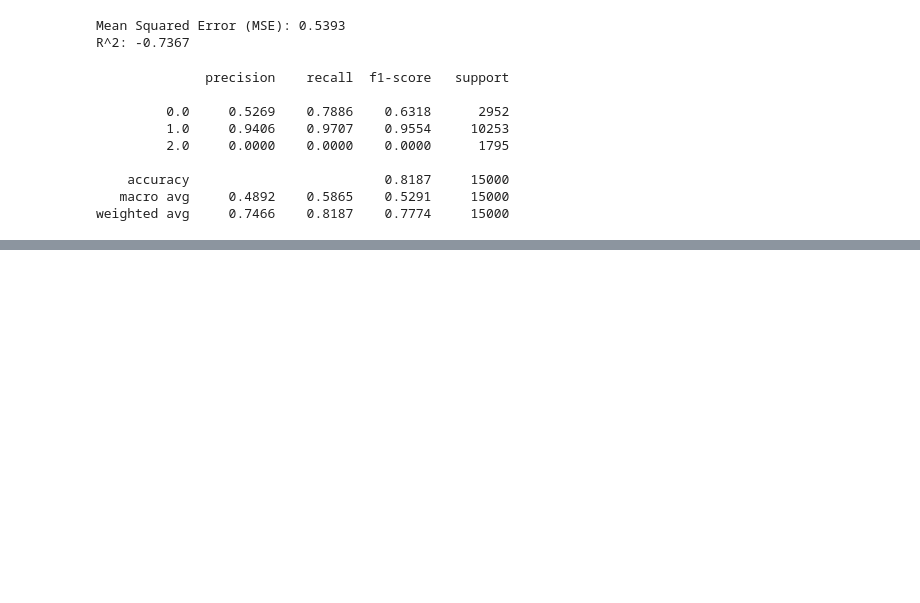
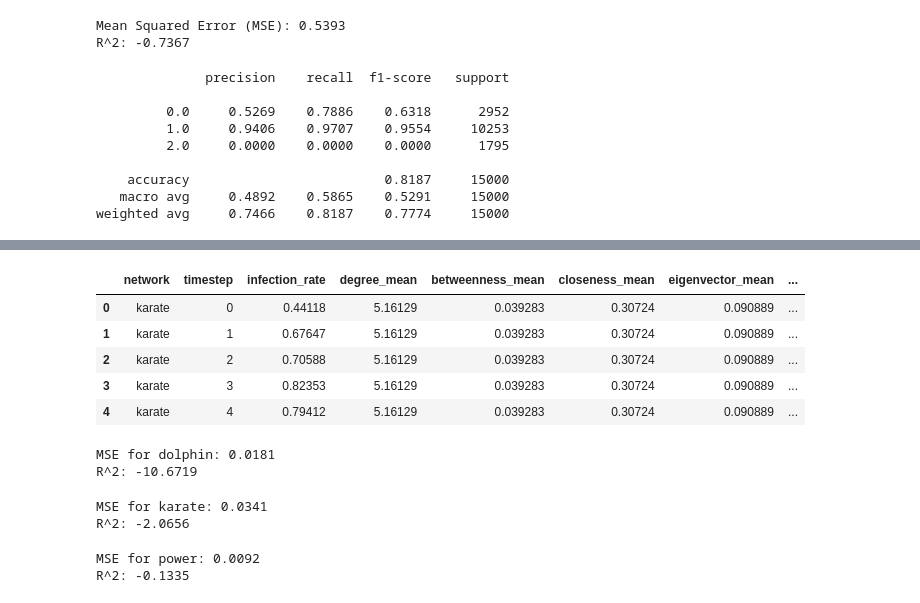
Before and after one commit to pxsa/complex-network-HW, a Jupyter notebook: HW3/code/dataset.ipynb, the cells around one changed output, grey strips where cells are left out. Drawn from its saved outputs; the diff is of its cells as text; code cells hidden in the pictures; blank space fills up the shorter version.

```diff
--- a/HW3/code/dataset.ipynb
+++ b/HW3/code/dataset.ipynb
@@ -478,0 +768,2 @@ weighted avg     0.7466    0.8187    0.7774     15000
+# %%
+sir_data_karate = sir_simulation_with_nodes(karate, beta, gamma, initial_infected, timesteps, 'dolphin')
@@ -478,0 +772,45 @@ weighted avg     0.7466    0.8187    0.7774     15000
+# %%
+dolphin_features = calculate_network_features(dolphin)
+karate_features = calculate_network_features(karate)
+power_features = calculate_network_features(power)
+# %%
+# create dataframe for dolphin
+def generate_df(network, sir_data, timesteps):
+        return pd.DataFrame({
+            'network': network,
+            'timestep': timesteps,
+            'infection_rate': sir_data,
+            'degree_mean': dolphin_features.get('degree_mean'),
+            'betweenness_mean': dolphin_features.get('betweenness_mean'),
+            'closeness_mean': dolphin_features.get('closeness_mean'),
+            'eigenvector_mean': dolphin_features.get('eigenvector_mean'),
+            'clustering_mean': dolphin_features.get('clustering_mean')
+    })
+# %%
+dolphin_df = generate_df('dolphin', sir_data_dolphin, list(range(50)))
+karate_df = generate_df('karate', sir_data_karate, list(range(50)))
+power_df = generate_df('power', sir_data_power, list(range(50)))
+# %%
+karate_df.head()
+# %% [output]
+|  | network | timestep | infection_rate | degree_mean | betweenness_mean | closeness_mean | eigenvector_mean | ... |
+| 0 | karate | 0 | 0.44118 | 5.16129 | 0.039283 | 0.30724 | 0.090889 | ... |
+| 1 | karate | 1 | 0.67647 | 5.16129 | 0.039283 | 0.30724 | 0.090889 | ... |
+| 2 | karate | 2 | 0.70588 | 5.16129 | 0.039283 | 0.30724 | 0.090889 | ... |
+| 3 | karate | 3 | 0.82353 | 5.16129 | 0.039283 | 0.30724 | 0.090889 | ... |
+| 4 | karate | 4 | 0.79412 | 5.16129 | 0.039283 | 0.30724 | 0.090889 | ... |
+# %%
+train_and_evaluate(dolphin_df, 'dolphin')
+# %% [output]
+MSE for dolphin: 0.0181
+R^2: -10.6719
+# %%
+train_and_evaluate(karate_df, 'karate')
+# %% [output]
+MSE for karate: 0.0341
+R^2: -2.0656
+# %%
+train_and_evaluate(power_df, 'power')
+# %% [output]
+MSE for power: 0.0092
+R^2: -0.1335
```
Also changed, not shown: parts of 33 cells of this notebook.
